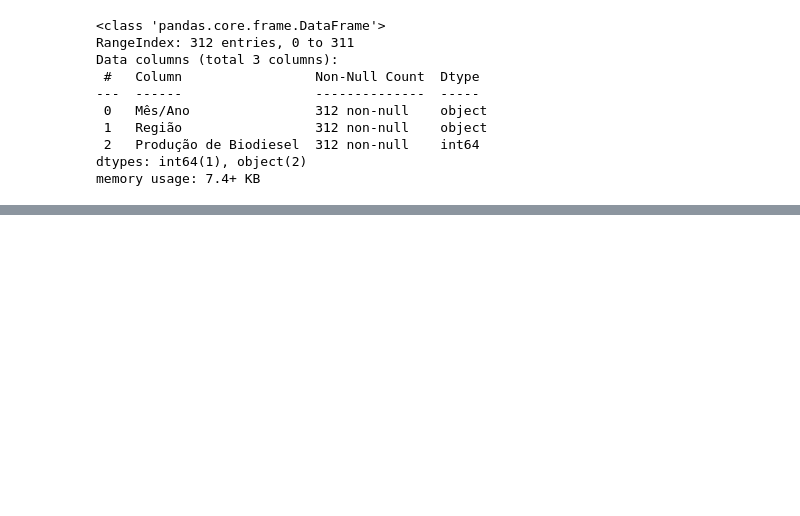
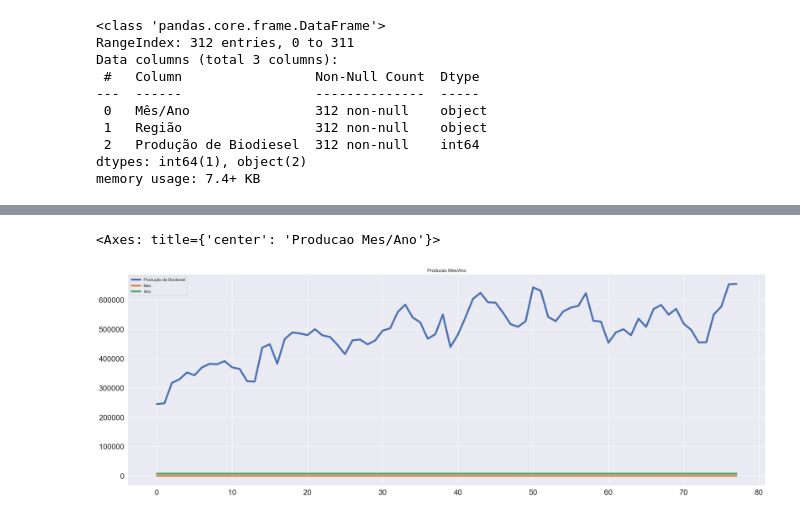
Before and after one commit to reginaldocunha/pythonprojects, a Jupyter notebook: Prod_biodiesel.ipynb, the cells around one changed output, grey strips where cells are left out. Saved outputs shown, nothing was run; the diff lists cells and outputs as text; code cells hidden in the pictures; blank space fills up the shorter version.

```diff
--- a/Prod_biodiesel.ipynb
+++ b/Prod_biodiesel.ipynb
@@ -54,0 +131,11 @@ dfP1
+# %%
+#Visualizacao dos dados acumulados por mes ano
+sns.set(rc={'figure.figsize': (200, 30)})
+#sns.barplot(data=Prod_MesAno, x='Mês/Ano', y='Produção de Biodiesel')
+Prod_MesAno.plot(figsize=(30, 10),
+                 linewidth=5,
+                 fontsize=20,
+                 title='Producao Mes/Ano')
+# %% [output]
+<Axes: title={'center': 'Producao Mes/Ano'}>
+[figure, added]
```
Also changed, not shown: parts of 34 cells of this notebook.
